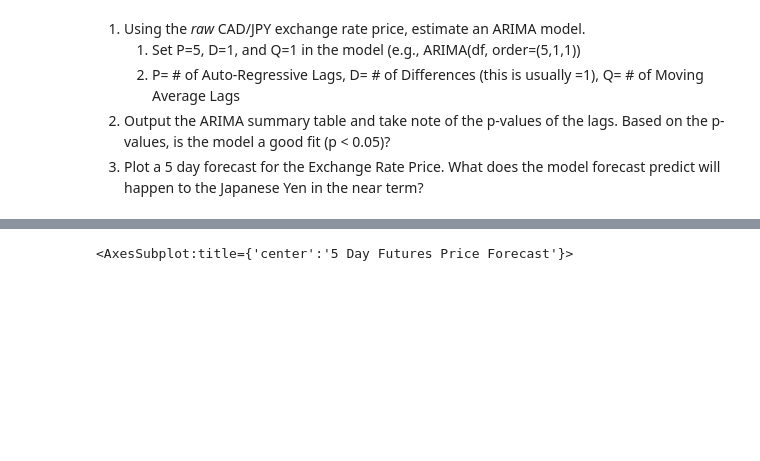
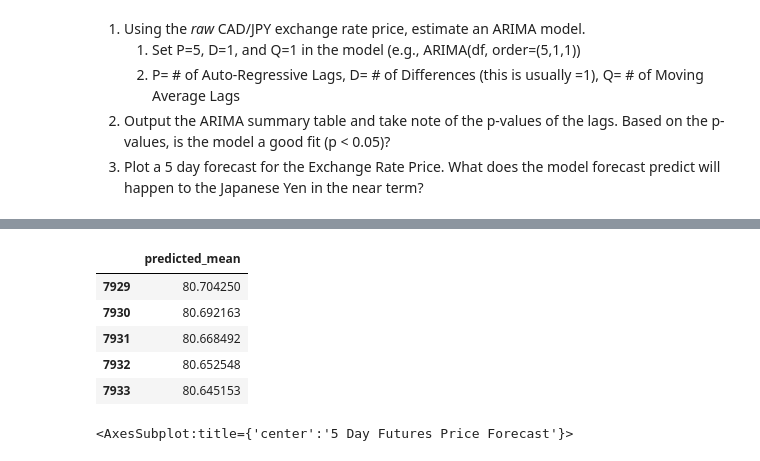
Before and after one commit to yeewaifatt/Time-Series-homework, a Jupyter notebook: time_series_analysis.ipynb, the cells around one changed output, grey strips where cells are left out. Cells and saved outputs as stored; diff of their text form; code cells hidden in the pictures; blank space fills up the shorter version.

```diff
--- a/time_series_analysis.ipynb
+++ b/time_series_analysis.ipynb
@@ -205,6 +205,15 @@ SARIMAX Results
 | Prob(H) (two-sided): | 0.00 | Kurtosis: | 8.16 |
 Warnings:
 [1] Covariance matrix calculated using the outer product of gradients (complex-step).
+# %%
+pd.DataFrame(results1.forecast(steps=5))
+# %% [output]
+|  | predicted_mean |
+| 7929 | 80.704250 |
+| 7930 | 80.692163 |
+| 7931 | 80.668492 |
+| 7932 | 80.652548 |
+| 7933 | 80.645153 |
 # %%
 # Plot the 5 Day Price Forecast
 pd.DataFrame(results1.forecast(steps=5)).plot(title='5 Day Futures Price Forecast')
```
Also changed, not shown: parts of 11 cells of this notebook, 1 other file.
